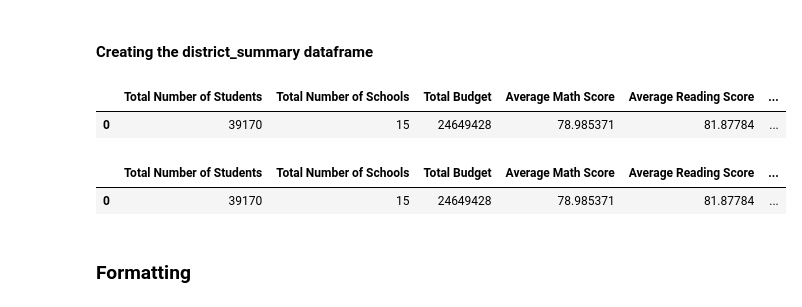
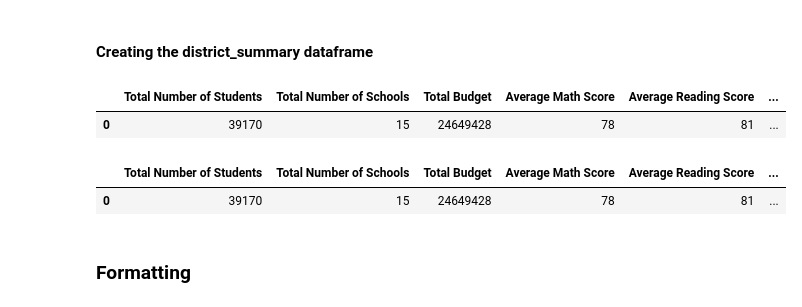
Before and after one commit to SoumyaAbraham/School_District_Analysis, a Jupyter notebook: PyCitySchools.ipynb, the cells around one changed output. Cells and saved outputs as stored; diff of their text form; code cells hidden in the pictures.

```diff
--- a/PyCitySchools.ipynb
+++ b/PyCitySchools.ipynb
@@ -366,23 +366,23 @@ passed_math_reading_percentage
 # %%
 district_summary_df=pd.DataFrame(
 [{"Total Number of Students": total_students,
-  "Total Number of Schools": total_school_count,
+  "Total Number of Schools": int(total_school_count),
   "Total Budget": total_budget,
-  "Average Math Score": av_math_score,
-  "Average Reading Score": av_reading_score,
-  "Percentage Passing Math": passed_math_percentage,
-  "Percentage Passing Reading": passed_reading_percentage,
-  "Percentage Overall Passing": passed_math_reading_percentage
+  "Average Math Score": int(av_math_score),
+  "Average Reading Score": int(av_reading_score),
+  "Percentage Passing Math": int(passed_math_percentage),
+  "Percentage Passing Reading": int(passed_reading_percentage),
+  "Percentage Overall Passing": int(passed_math_reading_percentage)
  }])
 district_summary_df
 # %% [output]
 |  | Total Number of Students | Total Number of Schools | Total Budget | Average Math Score | Average Reading Score | ... |
-| 0 | 39170 | 15 | 24649428 | 78.985371 | 81.87784 | ... |
+| 0 | 39170 | 15 | 24649428 | 78 | 81 | ... |
 # %%
 district_summary_df
 # %% [output]
 |  | Total Number of Students | Total Number of Schools | Total Budget | Average Math Score | Average Reading Score | ... |
-| 0 | 39170 | 15 | 24649428 | 78.985371 | 81.87784 | ... |
+| 0 | 39170 | 15 | 24649428 | 78 | 81 | ... |
 # %% [markdown]
 ### Formatting
 # %%
```
Also changed, not shown: parts of 74 cells of this notebook.
